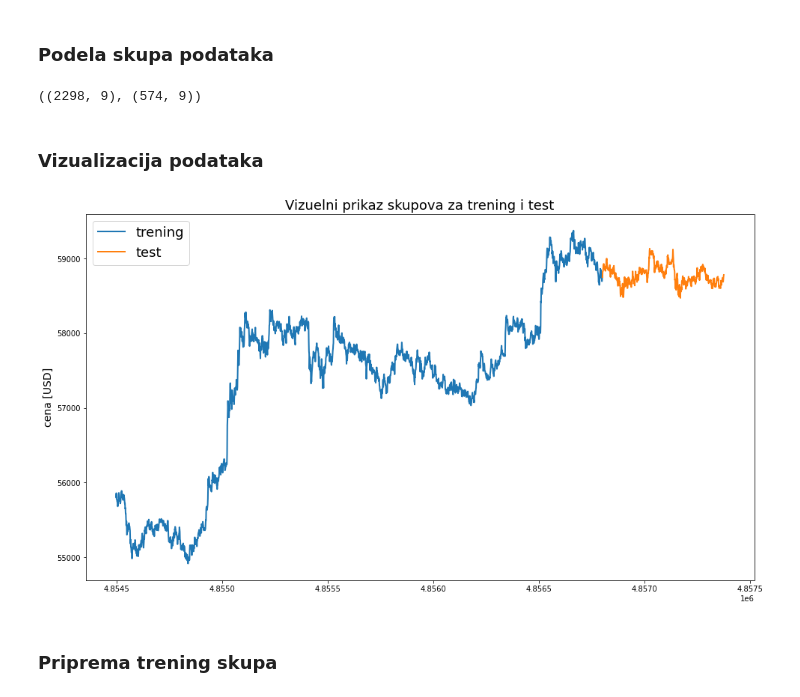
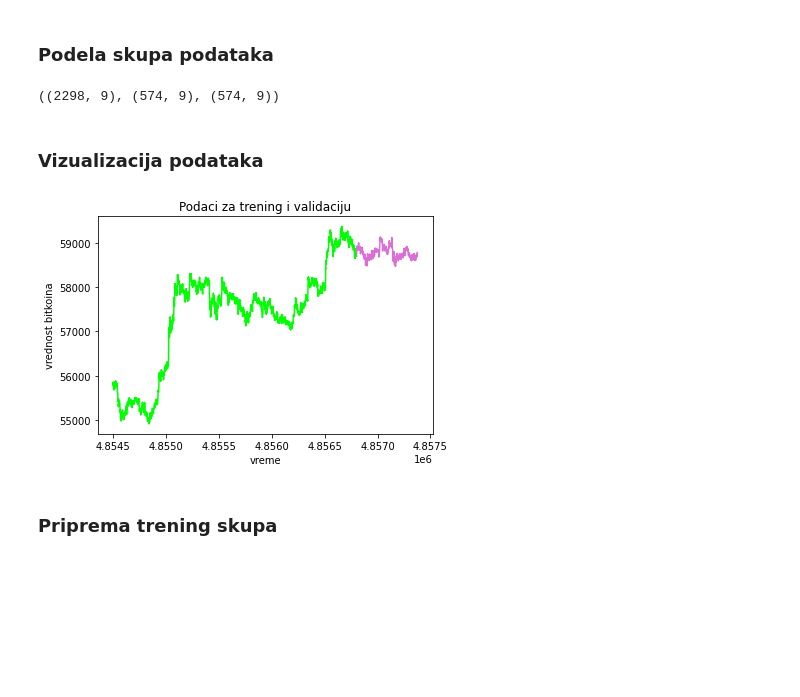
Before and after one commit to jovanape/Bitcoint-Price-Prediction, a Jupyter notebook: gru.ipynb, the cells around one changed output. Drawn from its saved outputs; the diff is of its cells as text; code cells hidden in the pictures; blank space fills up the shorter version.

```diff
--- a/gru.ipynb
+++ b/gru.ipynb
@@ -88,16 +88,14 @@ data.shape
 # %% [markdown]
 ### **Podela skupa podataka**
 # %%
-# Definicija funkcije za podelu podataka na train i test skup
+###### DELETE
 
-def data_split(data, test_size = 0, days_to_predict = 0):
+def data_split(data, test_size = 0):
 
-  if test_size == 0 and days_to_predict == 0:
-    print('Uneti vrednost za jedan od parametara test_size ili days_to_predict.\n')
+  if test_size <= 0:
+    print('Vrednost parametra test_size mora biti strogo veca od 0.\n')
     return
-  elif test_size == 0: # dato je days_to_predict
-    test_limit = len(data) - prediction_days
-  else: # dato je test_size ili oba parametra
+  else: # test_size > 0
     test_limit = len(data) - int(test_size * len(data))
 
   train = data[:test_limit]
@@ -107,12 +105,16 @@ def data_split(data, test_size = 0, days_to_predict = 0):
 # %%
 # Podela inicijalnog skupa podataka na train i test skup
 
-train, test = data_split(data, test_size = 0.2, days_to_predict = 0)
+train, test = data_split(data, test_size = 0.2)
+
+# Podela train skupa podataka na train i validation skup
+
+train, validation = data_split(data, test_size = 0.2)
 # %%
-# Dimenzije train i test skupa
+# Dimenzije train, validacionog i test skupa
 
-train.shape, test.shape
+train.shape, validation.shape, test.shape
 # %% [output]
-((2298, 9), (574, 9))
+((2298, 9), (574, 9), (574, 9))
 # %% [markdown]
 ### **Vizualizacija podataka**
@@ -134,9 +121,19 @@ def plot_data(train_data = train['Close'], test_data = test['Close']):
+# %%
+##### DELETE
+
+def plot_train_and_validation_data(train, validation):
+  plt.title('Podaci za trening i validaciju')
+  plt.xlabel('vreme')
+  plt.ylabel('vrednost bitkoina')
+  plt.plot(train, c = 'lime')
+  plt.plot(validation, c = 'orchid')
+  plt.show()
 # %%
 # Plotovanje train i test skupa podataka
 
-plot_data(train_data = train['Close'], test_data = test['Close'])
+plot_train_and_validation_data(train = train['Close'], validation = validation['Close'])
 # %% [output]
-[figure, old version]
+[figure, new version]
 # %% [markdown]
 ### **Priprema trening skupa**
 # %% [markdown]
```
Also changed, not shown: parts of 48 cells of this notebook.
